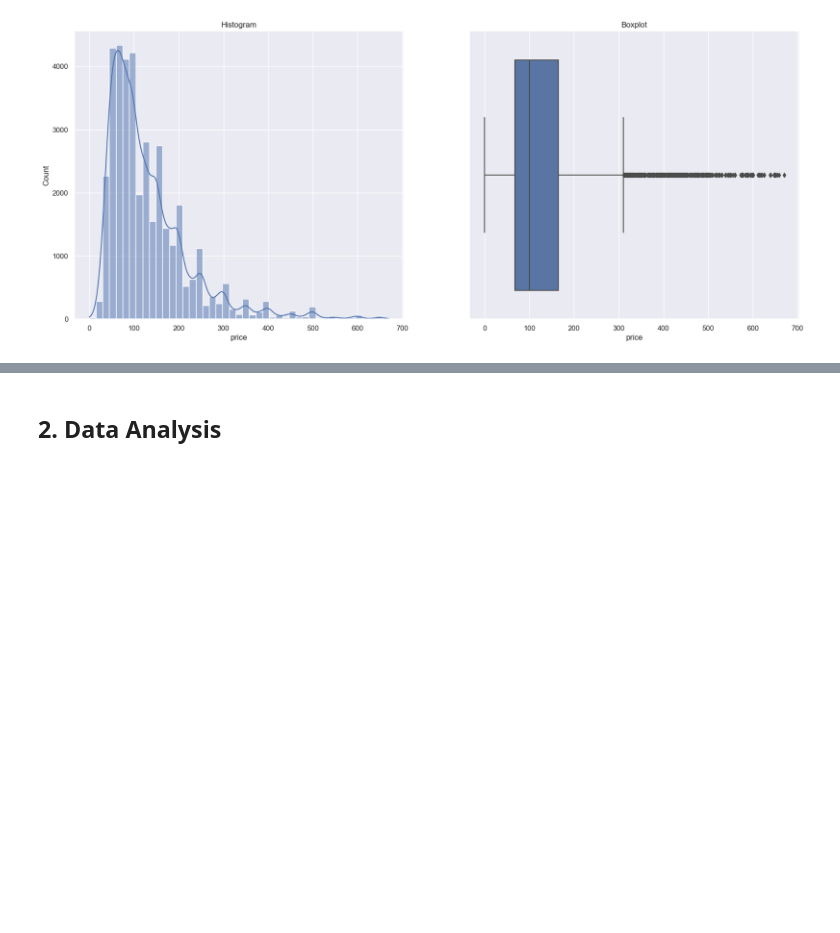
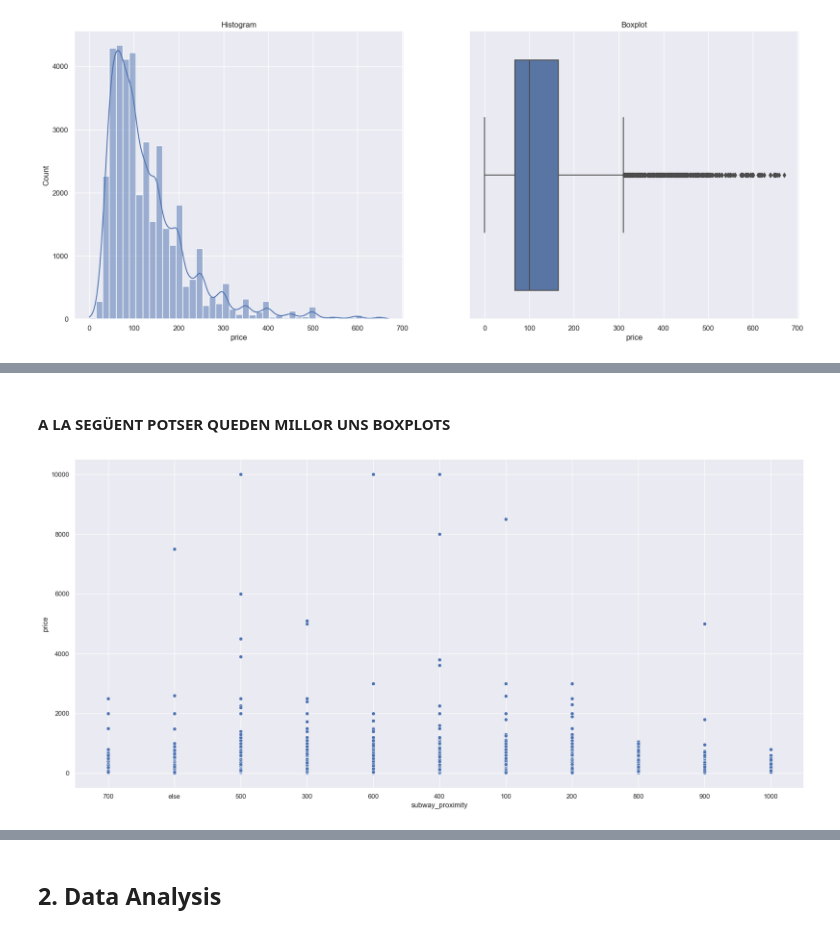
Before and after one commit to Plunksbar/VA-Final_Lab, a Jupyter notebook: data_exploration.ipynb, the cells around one changed output, grey strips where cells are left out. Cells and saved outputs as stored; diff of their text form; code cells hidden in the pictures; blank space fills up the shorter version.

```diff
--- a/data_exploration.ipynb
+++ b/data_exploration.ipynb
@@ -195,0 +406,10 @@ plt.show()
+# %% [markdown]
+#### A LA SEGÜENT POTSER QUEDEN MILLOR UNS BOXPLOTS
+# %%
+fig, ax = plt.subplots(1, figsize=(22,10))
+sns.scatterplot(clean_df, x='subway_proximity', y='price', ax=ax)
+plt.show()
+
+#AQUÍ POTSER QUEDEN MILLOR UNS BOXPLOTS
+# %% [output]
+[figure, added]
```
Also changed, not shown: parts of 16 cells of this notebook, 57 other files.
